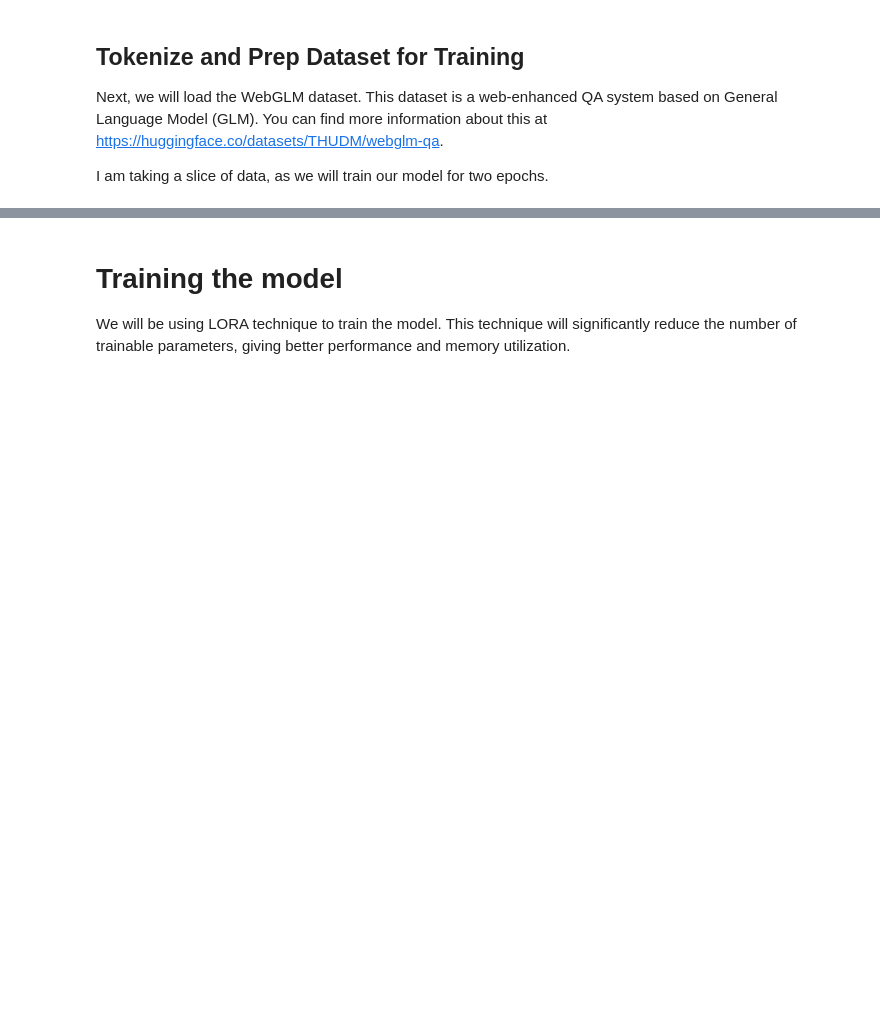
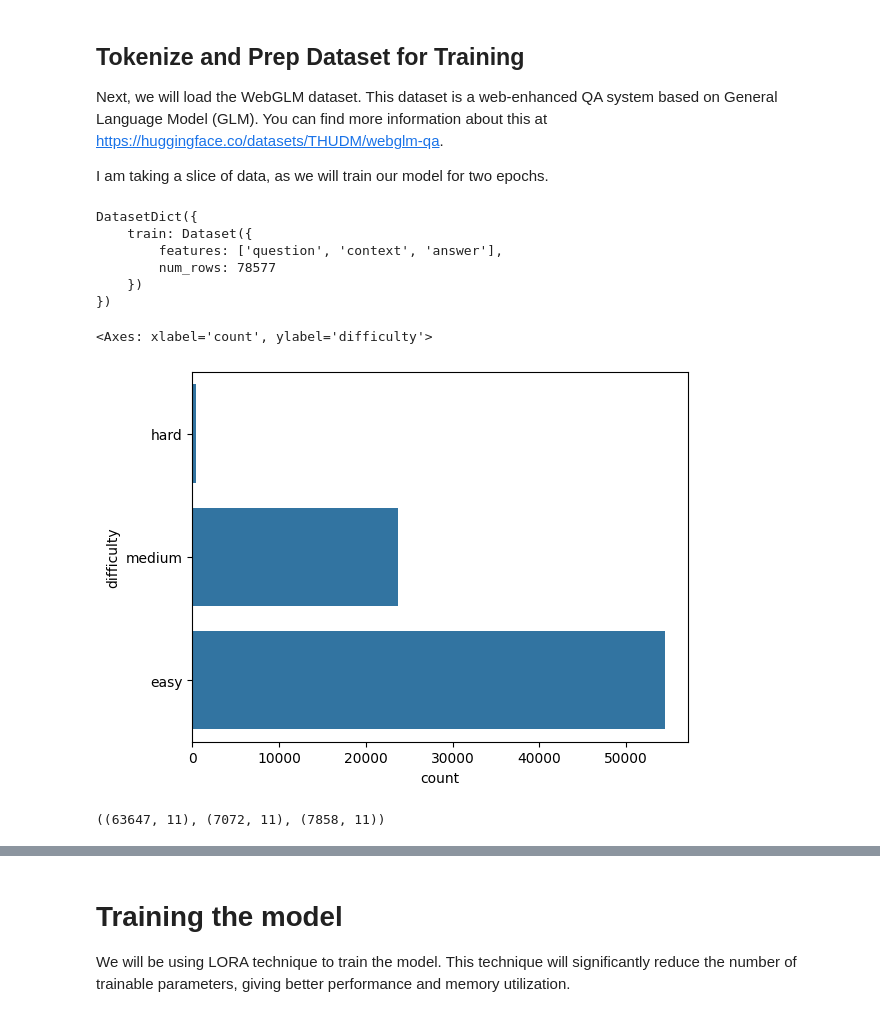
Before and after one commit to pavankumarbalijepalli/pr-phi2-vs-defog, a Jupyter notebook: phi2_finetune_peft.ipynb, the cells around one changed output, grey strips where cells are left out. Cells and saved outputs as stored; diff of their text form; code cells hidden in the pictures; blank space fills up the shorter version.

```diff
--- a/phi2_finetune_peft.ipynb
+++ b/phi2_finetune_peft.ipynb
@@ -67,8 +121,14 @@ I am taking a slice of data, as we will train our model for two epochs.
 from datasets import load_dataset
 
 #Load a slice of the WebGLM dataset for training and merge validation/test datasets
-train_dataset = load_dataset("THUDM/webglm-qa", split="train[5000:10000]")
-test_dataset = load_dataset("THUDM/webglm-qa", split="validation+test")
+train_dataset = dataset = load_dataset("b-mc2/sql-create-context")
+data_df = train_dataset['train'].to_pandas()
 
 print(train_dataset)
-print(test_dataset)
+# %% [output]
+DatasetDict({
+    train: Dataset({
+        features: ['question', 'context', 'answer'],
+        num_rows: 78577
+    })
+})
@@ -74,0 +137,29 @@ print(test_dataset)
+# %%
+# Finding the complexity of the datapoint
+data_df['table_count'] = data_df['context'].apply(lambda x: x.split(' ').count('CREATE'))
+data_df['sub_query_count'] = data_df['answer'].apply(lambda x: x.split(' ').count('SELECT'))
+data_df['joins_count'] = data_df['answer'].apply(lambda x: x.split(' ').count('JOIN'))
+data_df['where_count'] = data_df['answer'].apply(lambda x: x.split(' ').count('WHERE'))
+data_df['group_by_count'] = data_df['answer'].apply(lambda x: x.split(' ').count('GROUP BY'))
+data_df['columns_count'] = data_df['context'].apply(lambda x: list(x).count(',')) + data_df['table_count']
+
+# Finding the complexity based on the above values
+data_df['complexity'] = data_df['table_count'] + data_df['sub_query_count'] + data_df['joins_count'] + data_df['where_count'] + data_df['group_by_count'] + data_df['columns_count']
+data_df = data_df.sort_values(by='complexity', ascending=False)
+
+# Marking Difficulty based on threshold
+data_df['difficulty'] = data_df['complexity'].apply(lambda x: 'easy' if x < 6 else 'medium' if x < 13 else 'hard')
+sns.countplot(data_df['difficulty'])
+# %% [output]
+<Axes: xlabel='count', ylabel='difficulty'>
+[figure, added]
+# %%
+from sklearn.model_selection import train_test_split
+
+# Split data into train and test set also maintaining the ratio in difficulty column
+train_df, eval_df = train_test_split(data_df, test_size=0.1, stratify=data_df['difficulty'])
+train_df, test_df = train_test_split(train_df, test_size=0.1, stratify=train_df['difficulty'])
+
+train_df.shape, test_df.shape, eval_df.shape
+# %% [output]
+((63647, 11), (7072, 11), (7858, 11))
```
Also changed, not shown: parts of 16 cells of this notebook.
